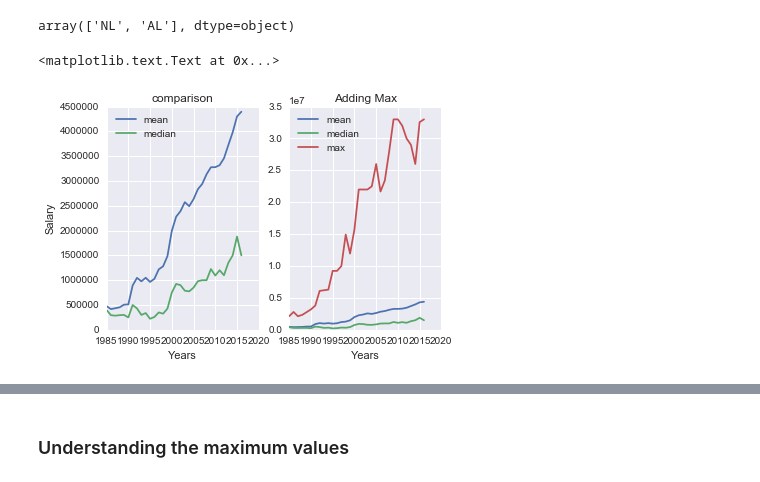
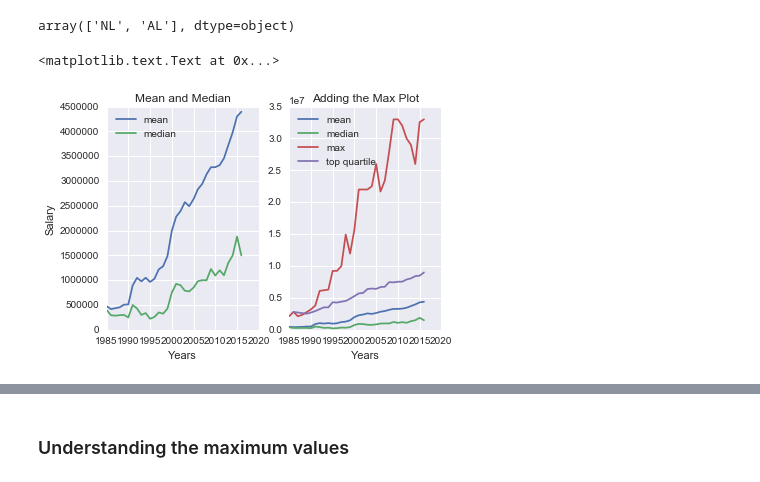
Before and after one commit to bcg0006/udc, a Jupyter notebook: baseball_data_analysis.ipynb, the cells around one changed output, grey strips where cells are left out. Drawn from its saved outputs; the diff is of its cells as text; code cells hidden in the pictures.

Commit message:
added percentiles to the the salary plot and compared teams

```diff
--- a/baseball_data_analysis.ipynb
+++ b/baseball_data_analysis.ipynb
@@ -75,22 +75,26 @@ array(['NL', 'AL'], dtype=object)
 mean_salary_pa = salaries.groupby(['yearID']).mean()['salary']
 median_salary_pa = salaries.groupby(['yearID']).median()['salary']
 max_salary_pa = salaries.groupby(['yearID']).max()['salary']
+# %%
+top_quartile_pa = salaries[salaries['salary']>salaries['salary']\
+                           .quantile(0.75)].dropna().groupby(['yearID']).mean()['salary']
 # %%
 plt.subplot(1, 2, 1)
 plt.plot(mean_salary_pa, label='mean')
 plt.plot(median_salary_pa, label='median')
 plt.legend(loc='upper left')
 plt.xlabel('Years')
 plt.ylabel('Salary')
-plt.title('comparison')
+plt.title('Mean and Median')
 
 plt.subplot(1, 2, 2)
 plt.plot(mean_salary_pa, label='mean')
 plt.plot(median_salary_pa, label='median')
 plt.plot(max_salary_pa, label='max')
+plt.plot(top_quartile_pa, label='top quartile')
 plt.legend(loc='upper left')
 plt.xlabel('Years')
-plt.title('Adding Max')
+plt.title('Adding the Max Plot')
 # %% [output]
 <matplotlib.text.Text at 0x...>
-[figure, old version]
+[figure, new version]
```
Also changed, not shown: parts of 10 cells of this notebook.
